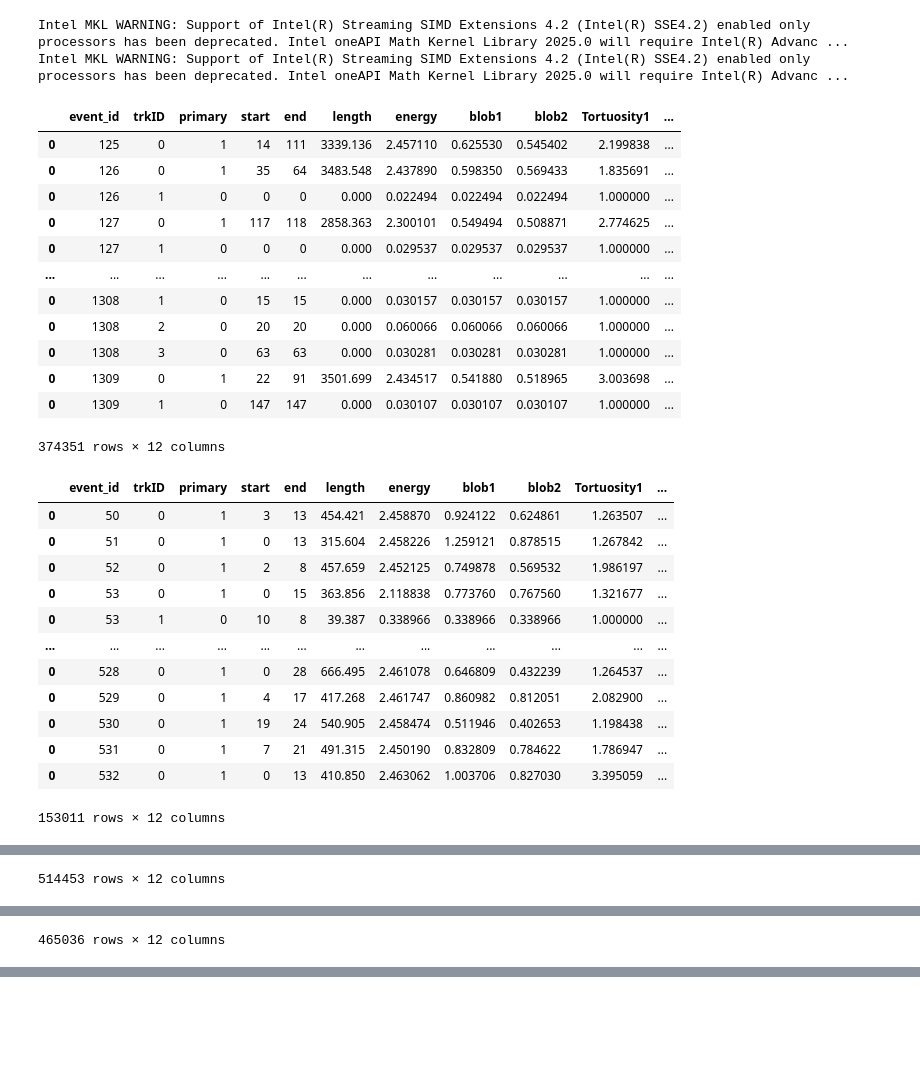
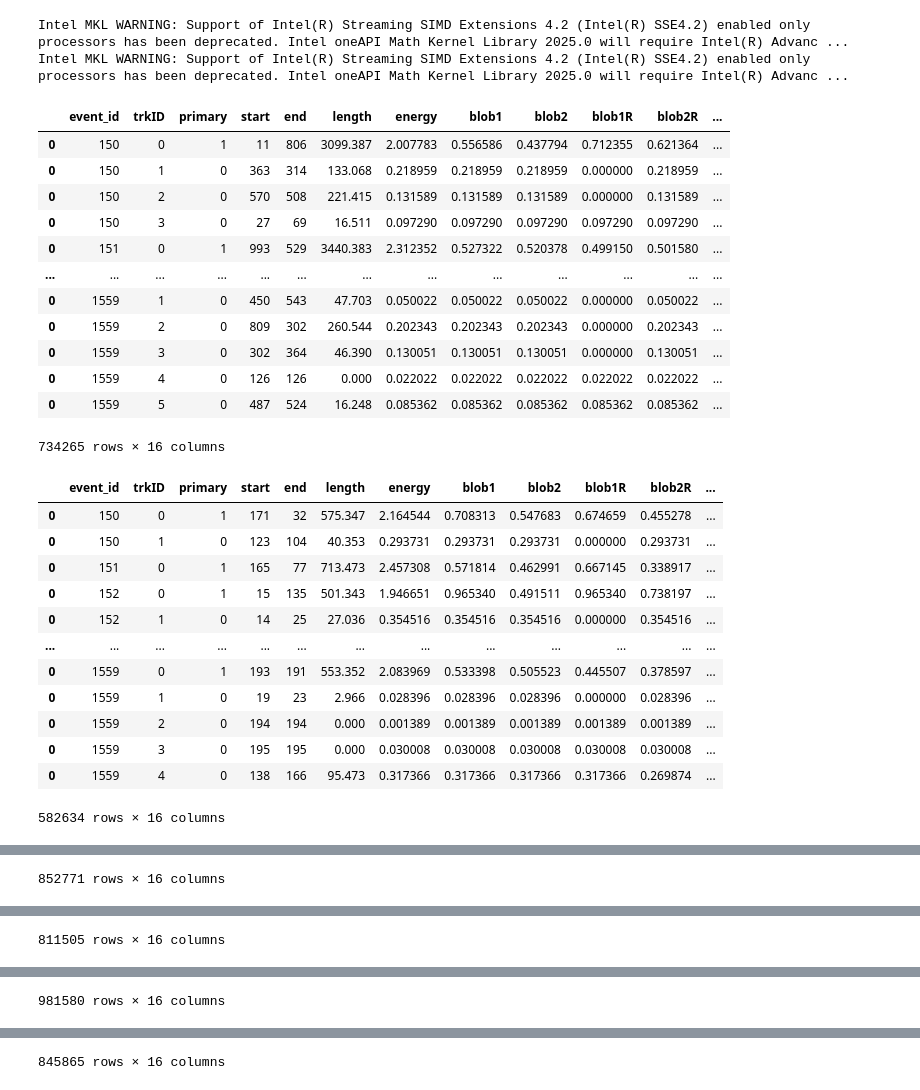
Before and after one commit to kvjmistry/ATPC, a Jupyter notebook: notebooks/TrackAnalysisPressures.ipynb, the cells around one changed output, grey strips where cells are left out. Cells and saved outputs as stored; diff of their text form; code cells hidden in the pictures; blank space fills up the shorter version.

```diff
--- a/notebooks/TrackAnalysisPressures.ipynb
+++ b/notebooks/TrackAnalysisPressures.ipynb
@@ -11,43 +11,56 @@ import matplotlib.colors as mcolors
 Intel MKL WARNING: Support of Intel(R) Streaming SIMD Extensions 4.2 (Intel(R) SSE4.2) enabled only processors has been deprecated. Intel oneAPI Math Kernel Library 2025.0 will require Intel(R) Advanc ...
 Intel MKL WARNING: Support of Intel(R) Streaming SIMD Extensions 4.2 (Intel(R) SSE4.2) enabled only processors has been deprecated. Intel oneAPI Math Kernel Library 2025.0 will require Intel(R) Advanc ...
 # %%
-nubb_meta_1bar  = pd.read_hdf("../data/Trackreco/ATPC_0nubb_1bar_nodiff_reco.h5", "meta")
-nubb_meta_5bar  = pd.read_hdf("../data/Trackreco/ATPC_0nubb_5bar_nodiff_reco.h5", "meta")
+nubb_meta_1bar  = pd.read_hdf("../data/Trackreco/ATPC_0nubb_1bar_nodiff_reco.h5",  "meta")
+nubb_meta_5bar  = pd.read_hdf("../data/Trackreco/ATPC_0nubb_5bar_nodiff_reco.h5",  "meta")
 nubb_meta_10bar = pd.read_hdf("../data/Trackreco/ATPC_0nubb_10bar_nodiff_reco.h5", "meta")
 nubb_meta_15bar = pd.read_hdf("../data/Trackreco/ATPC_0nubb_15bar_nodiff_reco.h5", "meta")
 display(nubb_meta_1bar)
 display(nubb_meta_5bar)
 
-Tl_meta_1bar  = pd.read_hdf("../data/Trackreco/ATPC_Tl_1bar_nodiff_reco.h5", "meta")
-Tl_meta_5bar  = pd.read_hdf("../data/Trackreco/ATPC_Tl_5bar_nodiff_reco.h5", "meta")
+Tl_meta_1bar  = pd.read_hdf("../data/Trackreco/ATPC_Tl_1bar_nodiff_reco.h5",  "meta")
+Tl_meta_5bar  = pd.read_hdf("../data/Trackreco/ATPC_Tl_5bar_nodiff_reco.h5",  "meta")
 Tl_meta_10bar = pd.read_hdf("../data/Trackreco/ATPC_Tl_10bar_nodiff_reco.h5", "meta")
 Tl_meta_15bar = pd.read_hdf("../data/Trackreco/ATPC_Tl_15bar_nodiff_reco.h5", "meta")
 display(Tl_meta_1bar)
 display(Tl_meta_15bar)
+
+Bi_meta_1bar  = pd.read_hdf("../data/Trackreco/ATPC_Bi_1bar_nodiff_reco.h5",  "meta")
+Bi_meta_5bar  = pd.read_hdf("../data/Trackreco/ATPC_Bi_5bar_nodiff_reco.h5",  "meta")
+Bi_meta_10bar = pd.read_hdf("../data/Trackreco/ATPC_Bi_10bar_nodiff_reco.h5", "meta")
+Bi_meta_15bar = pd.read_hdf("../data/Trackreco/ATPC_Bi_15bar_nodiff_reco.h5", "meta")
+display(Bi_meta_1bar)
+display(Bi_meta_15bar)
+
+
+Bkg_meta_1bar  = pd.concat([Tl_meta_1bar,  Bi_meta_1bar])
+Bkg_meta_5bar  = pd.concat([Tl_meta_5bar,  Bi_meta_5bar])
+Bkg_meta_10bar = pd.concat([Tl_meta_10bar, Bi_meta_10bar])
+Bkg_meta_15bar = pd.concat([Tl_meta_15bar, Bi_meta_15bar])
 # %% [output]
-|  | event_id | trkID | primary | start | end | length | energy | blob1 | blob2 | Tortuosity1 | ... |
-| 0 | 125 | 0 | 1 | 14 | 111 | 3339.136 | 2.457110 | 0.625530 | 0.545402 | 2.199838 | ... |
-| 0 | 126 | 0 | 1 | 35 | 64 | 3483.548 | 2.437890 | 0.598350 | 0.569433 | 1.835691 | ... |
-| 0 | 126 | 1 | 0 | 0 | 0 | 0.000 | 0.022494 | 0.022494 | 0.022494 | 1.000000 | ... |
-| 0 | 127 | 0 | 1 | 117 | 118 | 2858.363 | 2.300101 | 0.549494 | 0.508871 | 2.774625 | ... |
-| 0 | 127 | 1 | 0 | 0 | 0 | 0.000 | 0.029537 | 0.029537 | 0.029537 | 1.000000 | ... |
-| ... | ... | ... | ... | ... | ... | ... | ... | ... | ... | ... | ... |
-| 0 | 1308 | 1 | 0 | 15 | 15 | 0.000 | 0.030157 | 0.030157 | 0.030157 | 1.000000 | ... |
-| 0 | 1308 | 2 | 0 | 20 | 20 | 0.000 | 0.060066 | 0.060066 | 0.060066 | 1.000000 | ... |
-| 0 | 1308 | 3 | 0 | 63 | 63 | 0.000 | 0.030281 | 0.030281 | 0.030281 | 1.000000 | ... |
-| 0 | 1309 | 0 | 1 | 22 | 91 | 3501.699 | 2.434517 | 0.541880 | 0.518965 | 3.003698 | ... |
-| 0 | 1309 | 1 | 0 | 147 | 147 | 0.000 | 0.030107 | 0.030107 | 0.030107 | 1.000000 | ... |
+|  | event_id | trkID | primary | start | end | length | energy | blob1 | blob2 | blob1R | blob2R | ... |
+| 0 | 150 | 0 | 1 | 11 | 806 | 3099.387 | 2.007783 | 0.556586 | 0.437794 | 0.712355 | 0.621364 | ... |
+| 0 | 150 | 1 | 0 | 363 | 314 | 133.068 | 0.218959 | 0.218959 | 0.218959 | 0.000000 | 0.218959 | ... |
+| 0 | 150 | 2 | 0 | 570 | 508 | 221.415 | 0.131589 | 0.131589 | 0.131589 | 0.000000 | 0.131589 | ... |
+| 0 | 150 | 3 | 0 | 27 | 69 | 16.511 | 0.097290 | 0.097290 | 0.097290 | 0.097290 | 0.097290 | ... |
+| 0 | 151 | 0 | 1 | 993 | 529 | 3440.383 | 2.312352 | 0.527322 | 0.520378 | 0.499150 | 0.501580 | ... |
+| ... | ... | ... | ... | ... | ... | ... | ... | ... | ... | ... | ... | ... |
+| 0 | 1559 | 1 | 0 | 450 | 543 | 47.703 | 0.050022 | 0.050022 | 0.050022 | 0.000000 | 0.050022 | ... |
+| 0 | 1559 | 2 | 0 | 809 | 302 | 260.544 | 0.202343 | 0.202343 | 0.202343 | 0.000000 | 0.202343 | ... |
+| 0 | 1559 | 3 | 0 | 302 | 364 | 46.390 | 0.130051 | 0.130051 | 0.130051 | 0.000000 | 0.130051 | ... |
+| 0 | 1559 | 4 | 0 | 126 | 126 | 0.000 | 0.022022 | 0.022022 | 0.022022 | 0.022022 | 0.022022 | ... |
+| 0 | 1559 | 5 | 0 | 487 | 524 | 16.248 | 0.085362 | 0.085362 | 0.085362 | 0.085362 | 0.085362 | ... |
-374351 rows × 12 columns
+734265 rows × 16 columns
-|  | event_id | trkID | primary | start | end | length | energy | blob1 | blob2 | Tortuosity1 | ... |
-| 0 | 50 | 0 | 1 | 3 | 13 | 454.421 | 2.458870 | 0.924122 | 0.624861 | 1.263507 | ... |
-| 0 | 51 | 0 | 1 | 0 | 13 | 315.604 | 2.458226 | 1.259121 | 0.878515 | 1.267842 | ... |
-| 0 | 52 | 0 | 1 | 2 | 8 | 457.659 | 2.452125 | 0.749878 | 0.569532 | 1.986197 | ... |
-| 0 | 53 | 0 | 1 | 0 | 15 | 363.856 | 2.118838 | 0.773760 | 0.767560 | 1.321677 | ... |
-| 0 | 53 | 1 | 0 | 10 | 8 | 39.387 | 0.338966 | 0.338966 | 0.338966 | 1.000000 | ... |
-| ... | ... | ... | ... | ... | ... | ... | ... | ... | ... | ... | ... |
-| 0 | 528 | 0 | 1 | 0 | 28 | 666.495 | 2.461078 | 0.646809 | 0.432239 | 1.264537 | ... |
-| 0 | 529 | 0 | 1 | 4 | 17 | 417.268 | 2.461747 | 0.860982 | 0.812051 | 2.082900 | ... |
-| 0 | 530 | 0 | 1 | 19 | 24 | 540.905 | 2.458474 | 0.511946 | 0.402653 | 1.198438 | ... |
-| 0 | 531 | 0 | 1 | 7 | 21 | 491.315 | 2.450190 | 0.832809 | 0.784622 | 1.786947 | ... |
-| 0 | 532 | 0 | 1 | 0 | 13 | 410.850 | 2.463062 | 1.003706 | 0.827030 | 3.395059 | ... |
+|  | event_id | trkID | primary | start | end | length | energy | blob1 | blob2 | blob1R | blob2R | ... |
+| 0 | 150 | 0 | 1 | 171 | 32 | 575.347 | 2.164544 | 0.708313 | 0.547683 | 0.674659 | 0.455278 | ... |
+| 0 | 150 | 1 | 0 | 123 | 104 | 40.353 | 0.293731 | 0.293731 | 0.293731 | 0.000000 | 0.293731 | ... |
+| 0 | 151 | 0 | 1 | 165 | 77 | 713.473 | 2.457308 | 0.571814 | 0.462991 | 0.667145 | 0.338917 | ... |
+| 0 | 152 | 0 | 1 | 15 | 135 | 501.343 | 1.946651 | 0.965340 | 0.491511 | 0.965340 | 0.738197 | ... |
+| 0 | 152 | 1 | 0 | 14 | 25 | 27.036 | 0.354516 | 0.354516 | 0.354516 | 0.000000 | 0.354516 | ... |
+| ... | ... | ... | ... | ... | ... | ... | ... | ... | ... | ... | ... | ... |
+| 0 | 1559 | 0 | 1 | 193 | 191 | 553.352 | 2.083969 | 0.533398 | 0.505523 | 0.445507 | 0.378597 | ... |
+| 0 | 1559 | 1 | 0 | 19 | 23 | 2.966 | 0.028396 | 0.028396 | 0.028396 | 0.000000 | 0.028396 | ... |
+| 0 | 1559 | 2 | 0 | 194 | 194 | 0.000 | 0.001389 | 0.001389 | 0.001389 | 0.001389 | 0.001389 | ... |
+| 0 | 1559 | 3 | 0 | 195 | 195 | 0.000 | 0.030008 | 0.030008 | 0.030008 | 0.030008 | 0.030008 | ... |
+| 0 | 1559 | 4 | 0 | 138 | 166 | 95.473 | 0.317366 | 0.317366 | 0.317366 | 0.317366 | 0.269874 | ... |
-153011 rows × 12 columns
+582634 rows × 16 columns
@@ -66 +79 @@ display(Tl_meta_15bar)
-514453 rows × 12 columns
+852771 rows × 16 columns
@@ -79 +92 @@ display(Tl_meta_15bar)
-465036 rows × 12 columns
+811505 rows × 16 columns
@@ -79,0 +105 @@ display(Tl_meta_15bar)
+981580 rows × 16 columns
@@ -80,3 +118,4 @@ display(Tl_meta_15bar)
+845865 rows × 16 columns
 # %%
 num_nubb_1bar  = len(nubb_meta_1bar.event_id.unique())
 num_nubb_5bar  = len(nubb_meta_5bar.event_id.unique())
```
Also changed, not shown: parts of 7 cells of this notebook.
